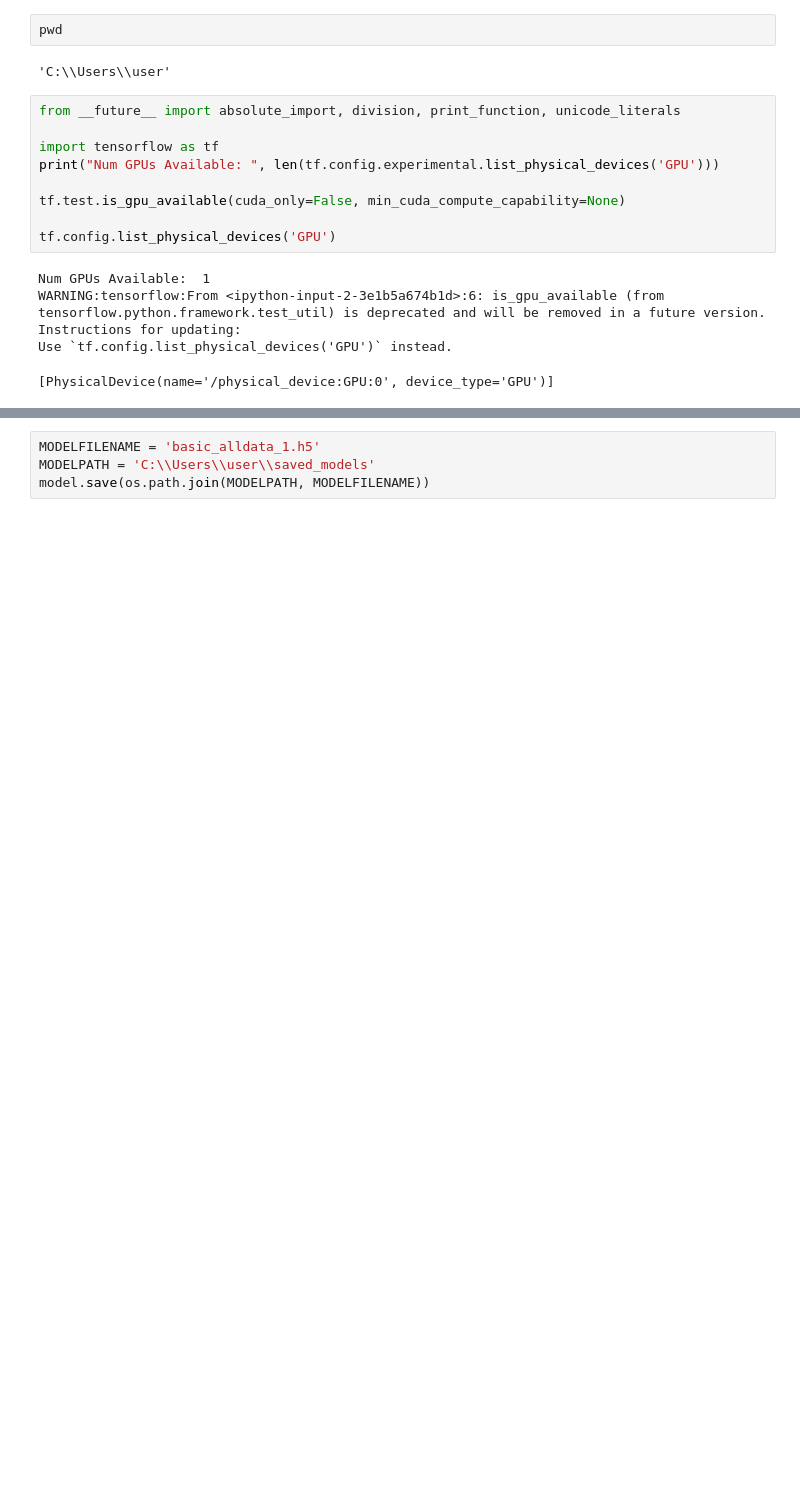
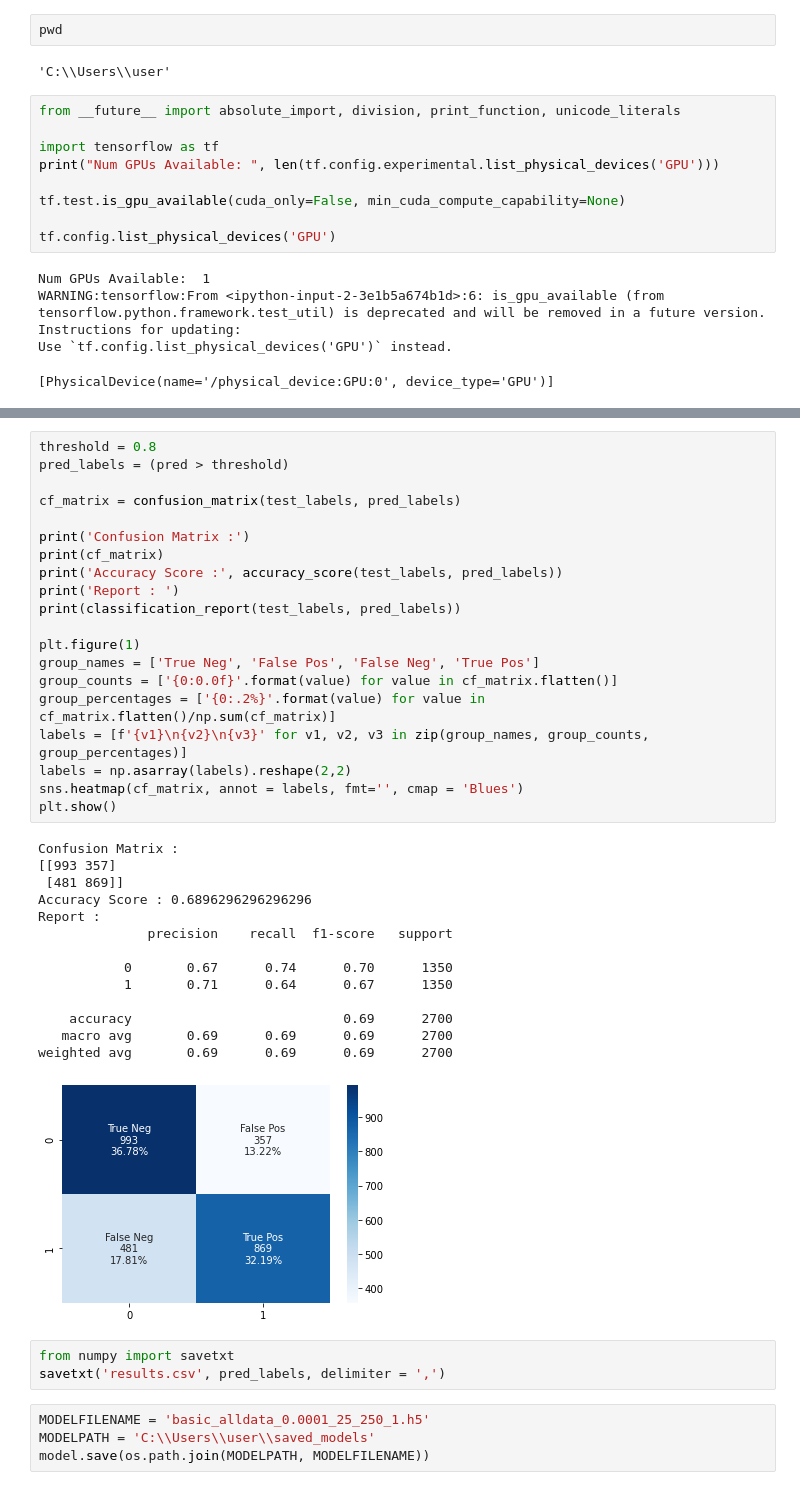
Before and after one commit to brandonshih/chair, a Jupyter notebook: Model.ipynb, the cells around one changed output, grey strips where cells are left out. Cells and saved outputs as stored; diff of their text form; blank space fills up the shorter version.

```diff
--- a/Model.ipynb
+++ b/Model.ipynb
@@ -263,5 +267,43 @@ weighted avg       0.69      0.61      0.57      2700
+# %%
+threshold = 0.8
+pred_labels = (pred > threshold)
+
+cf_matrix = confusion_matrix(test_labels, pred_labels)
+
+print('Confusion Matrix :')
+print(cf_matrix)
+print('Accuracy Score :', accuracy_score(test_labels, pred_labels))
+print('Report : ')
+print(classification_report(test_labels, pred_labels))
+
+plt.figure(1)
+group_names = ['True Neg', 'False Pos', 'False Neg', 'True Pos']
+group_counts = ['{0:0.0f}'.format(value) for value in cf_matrix.flatten()]
+group_percentages = ['{0:.2%}'.format(value) for value in cf_matrix.flatten()/np.sum(cf_matrix)]
+labels = [f'{v1}\n{v2}\n{v3}' for v1, v2, v3 in zip(group_names, group_counts, group_percentages)]
+labels = np.asarray(labels).reshape(2,2)
+sns.heatmap(cf_matrix, annot = labels, fmt='', cmap = 'Blues')
+plt.show()
+# %% [output]
+Confusion Matrix :
+[[993 357]
+ [481 869]]
+Accuracy Score : 0.6896296296296296
+Report :
+              precision    recall  f1-score   support
+
+           0       0.67      0.74      0.70      1350
+           1       0.71      0.64      0.67      1350
+
+    accuracy                           0.69      2700
+   macro avg       0.69      0.69      0.69      2700
+weighted avg       0.69      0.69      0.69      2700
+[figure, added]
+# %%
+from numpy import savetxt
+savetxt('results.csv', pred_labels, delimiter = ',')
 # %%
-MODELFILENAME = 'basic_alldata_1.h5'
+MODELFILENAME = 'basic_alldata_0.0001_25_250_1.h5'
 MODELPATH = 'C:\\Users\\user\\saved_models'
 model.save(os.path.join(MODELPATH, MODELFILENAME))
 # %%
```
Also changed, not shown: parts of 15 cells of this notebook.
